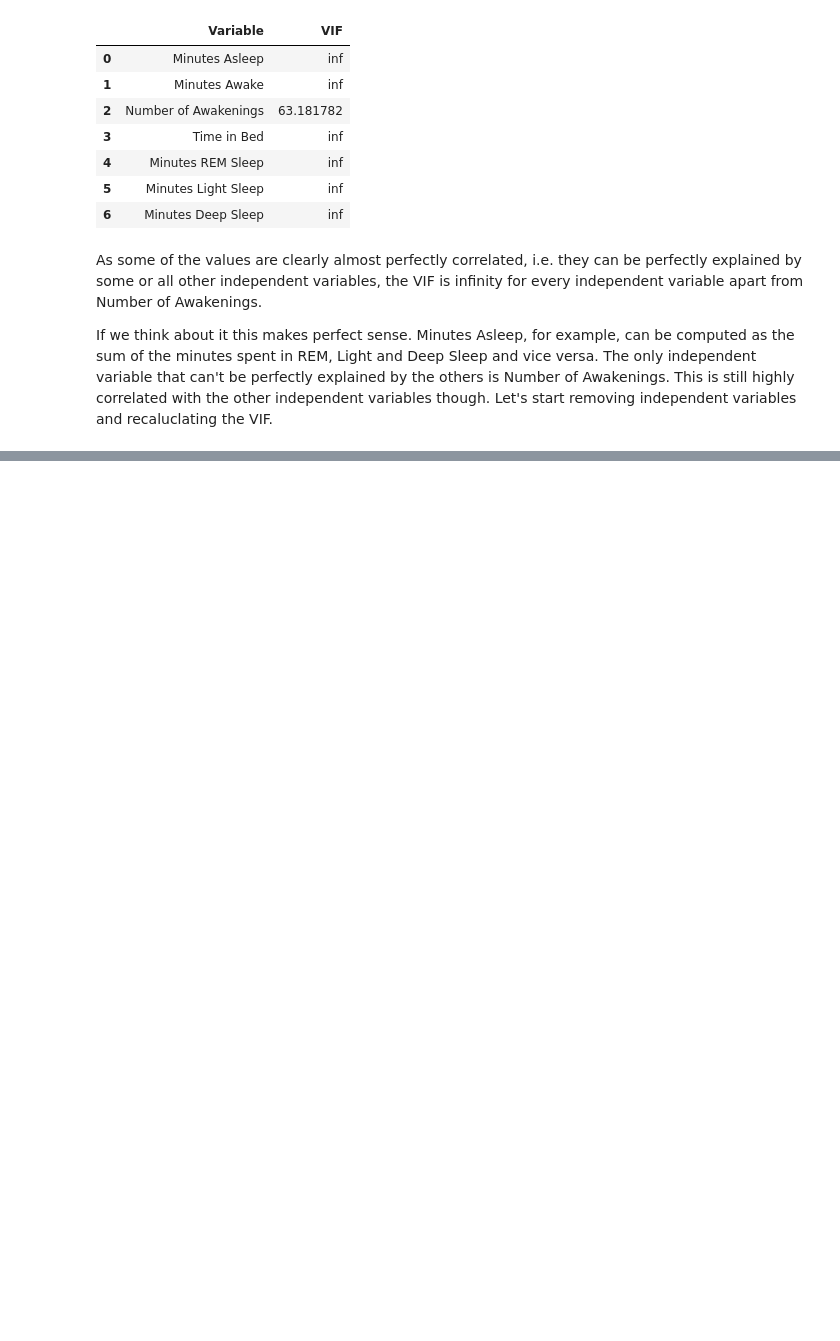
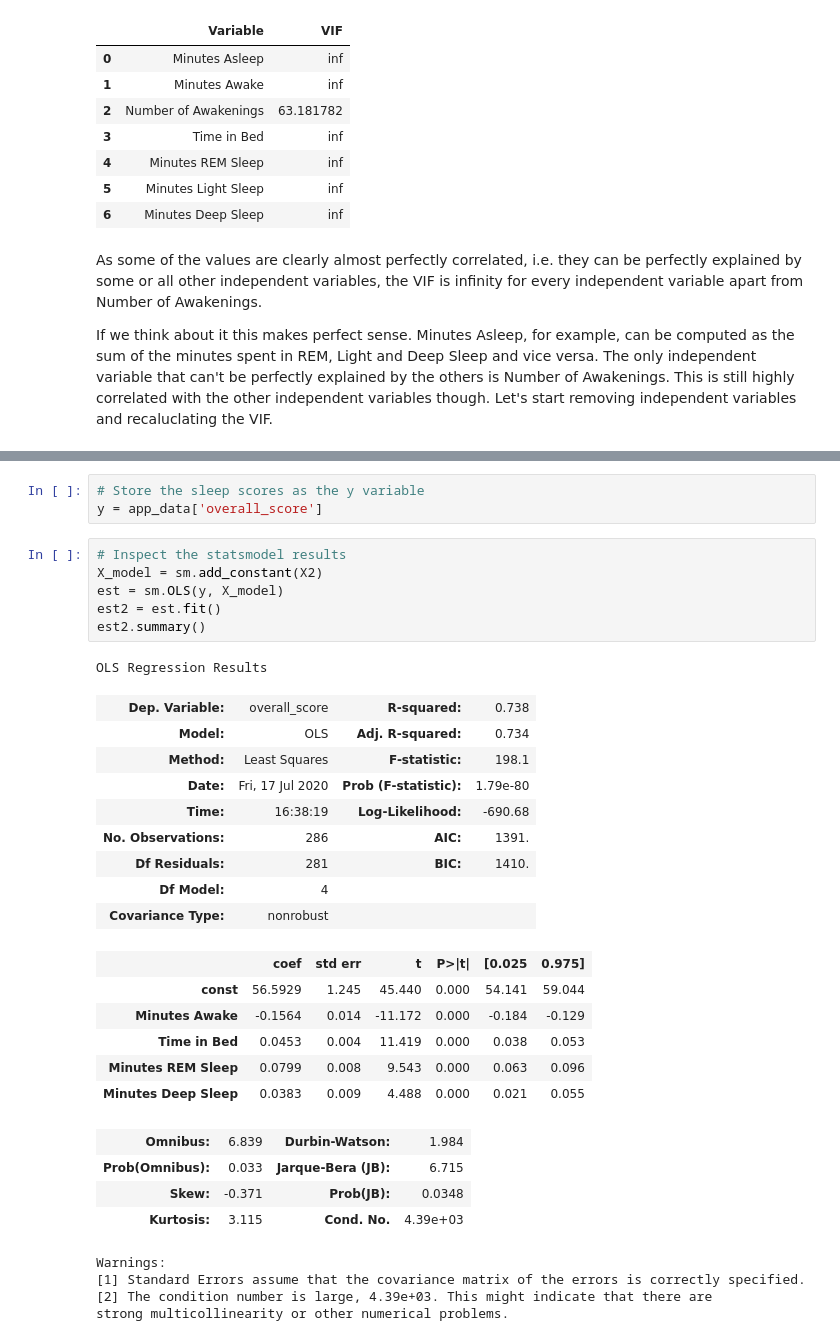
Before and after one commit to JoBe10/Fitbit-Sleep-Score, a Jupyter notebook: Sleep_Scores/Sleep_Score_MLR.ipynb, the cells around one changed output, grey strips where cells are left out. Saved outputs shown, nothing was run; the diff lists cells and outputs as text; blank space fills up the shorter version.

```diff
--- a/Sleep_Scores/Sleep_Score_MLR.ipynb
+++ b/Sleep_Scores/Sleep_Score_MLR.ipynb
@@ -270,0 +281,34 @@ Just out of curiosity, I want to do the same with percentage times.
+# %%
+# Store the sleep scores as the y variable
+y = app_data['overall_score']
+# %%
+# Inspect the statsmodel results
+X_model = sm.add_constant(X2)
+est = sm.OLS(y, X_model)
+est2 = est.fit()
+est2.summary()
+# %% [output]
+OLS Regression Results
+| Dep. Variable: | overall_score | R-squared: | 0.738 |
+| Model: | OLS | Adj. R-squared: | 0.734 |
+| Method: | Least Squares | F-statistic: | 198.1 |
+| Date: | Fri, 17 Jul 2020 | Prob (F-statistic): | 1.79e-80 |
+| Time: | 16:38:19 | Log-Likelihood: | -690.68 |
+| No. Observations: | 286 | AIC: | 1391. |
+| Df Residuals: | 281 | BIC: | 1410. |
+| Df Model: | 4 |  |  |
+| Covariance Type: | nonrobust |  |  |
+|  | coef | std err | t | P>|t| | [0.025 | 0.975] |
+| const | 56.5929 | 1.245 | 45.440 | 0.000 | 54.141 | 59.044 |
+| Minutes Awake | -0.1564 | 0.014 | -11.172 | 0.000 | -0.184 | -0.129 |
+| Time in Bed | 0.0453 | 0.004 | 11.419 | 0.000 | 0.038 | 0.053 |
+| Minutes REM Sleep | 0.0799 | 0.008 | 9.543 | 0.000 | 0.063 | 0.096 |
+| Minutes Deep Sleep | 0.0383 | 0.009 | 4.488 | 0.000 | 0.021 | 0.055 |
+| Omnibus: | 6.839 | Durbin-Watson: | 1.984 |
+| Prob(Omnibus): | 0.033 | Jarque-Bera (JB): | 6.715 |
+| Skew: | -0.371 | Prob(JB): | 0.0348 |
+| Kurtosis: | 3.115 | Cond. No. | 4.39e+03 |
+Warnings:
+[1] Standard Errors assume that the covariance matrix of the errors is correctly specified.
+[2] The condition number is large, 4.39e+03. This might indicate that there are
+strong multicollinearity or other numerical problems.
```
Also changed, not shown: parts of 7 cells of this notebook.
